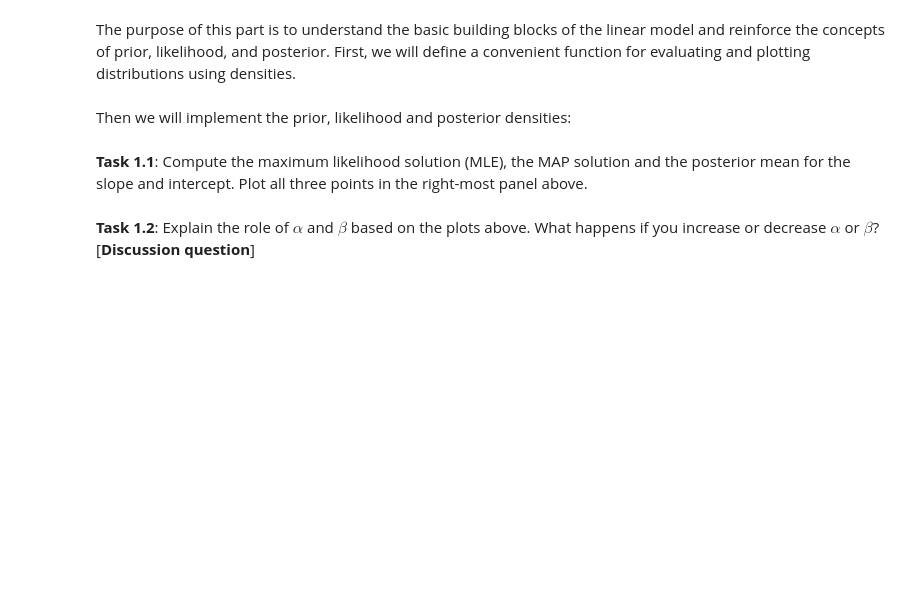
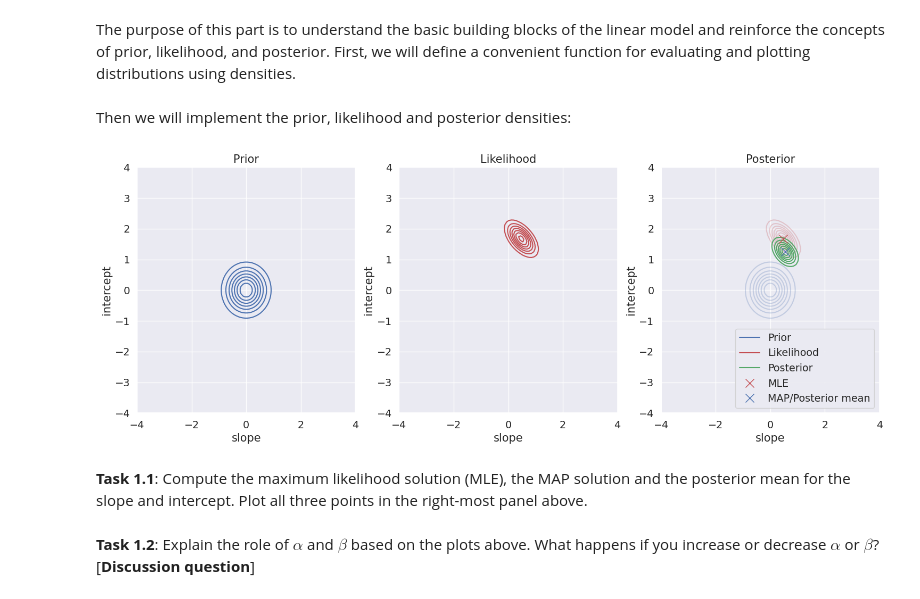
Before and after one commit to nielsenchristianole/bayesian_ml_notes, a Jupyter notebook: excercises/week_03/ex3_handout.ipynb, the cells around one changed output. Saved outputs shown, nothing was run; the diff lists cells and outputs as text; code cells hidden in the pictures; blank space fills up the shorter version.

```diff
--- a/excercises/week_03/ex3_handout.ipynb
+++ b/excercises/week_03/ex3_handout.ipynb
@@ -144,41 +146,48 @@ Then we will implement the prior, likelihood and posterior densities:
 alpha = 5
 beta = 3/4
 
 # log normal probability density function
 log_npdf = lambda x, m, v: -0.5*np.log(2*np.pi*v) -0.5*(x-m)**2/v
 
 # simple function for making predictions
 predict = lambda x, a, b: a + b*x
 
 def log_prior(x, y, a, b):
     return multivariate_normal.logpdf(np.column_stack([a, b]), np.array([0, 0]), 1/alpha*np.identity(2))
 
 def log_likelihood(x, y, a, b):
     return np.sum(log_npdf(y, predict(x, a, b), 1/beta), 0)
 
 def log_posterior(x, y, a, b):
     return log_prior(x, y, a, b) + log_likelihood(x, y, a, b)
 
 def design_matrix(x):
     return np.column_stack((np.ones(len(x)), x))
 
 # plot
 fig, axes = plt.subplots(1, 3, figsize=(18,6))
 plot_distribution(axes[0], xtrain, ytrain, density_fun=log_prior, color='b', title='Prior')
 plot_distribution(axes[1], xtrain, ytrain, density_fun=log_likelihood, color='r', title='Likelihood')
 plot_distribution(axes[2], xtrain, ytrain, density_fun=log_prior, color='b', visibility=0.25, label='Prior')
 plot_distribution(axes[2], xtrain, ytrain, density_fun=log_likelihood, color='r', visibility=0.25, label='Likelihood')
 plot_distribution(axes[2], xtrain, ytrain, density_fun=log_posterior, color='g', label='Posterior', title='Posterior')
 
-##################################################################
-# Insert your solution here
-##################################################################
-##################################################################
-# end of solution
-##################################################################
+# MLE
+phi = np.concatenate((np.ones_like(xtrain), xtrain), axis=1)
+w = np.linalg.solve(phi.T @ phi, phi.T @ ytrain)
+axes[2].plot(*w, 'rx', markersize=12, label='MLE')
 
-axes[1].legend(loc='lower right');
-axes[2].legend(loc='lower right');
+# MAP
+S = np.linalg.inv(alpha*np.eye(2) + beta * phi.T @ phi)
+m = beta * S @ phi.T @ ytrain
+axes[2].plot(*m, 'bx', markersize=12, label='MAP/Posterior mean')
+
+# axes[1].legend(loc='lower right')
+axes[2].legend(loc='lower right')
+
+plt.show()
+# %% [output]
+[figure, added]
 # %% [markdown]
 **Task 1.1**: Compute the maximum likelihood solution (MLE), the MAP solution and the posterior mean for the slope and intercept. Plot all three points in the right-most panel above.
 # %% [markdown]
```
Also changed, not shown: parts of 8 cells of this notebook.
